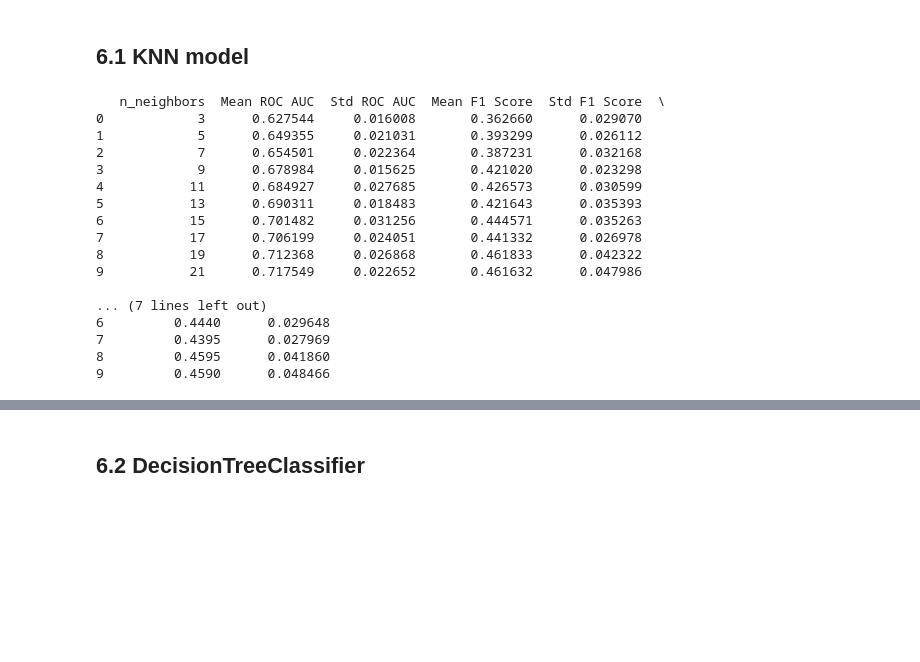
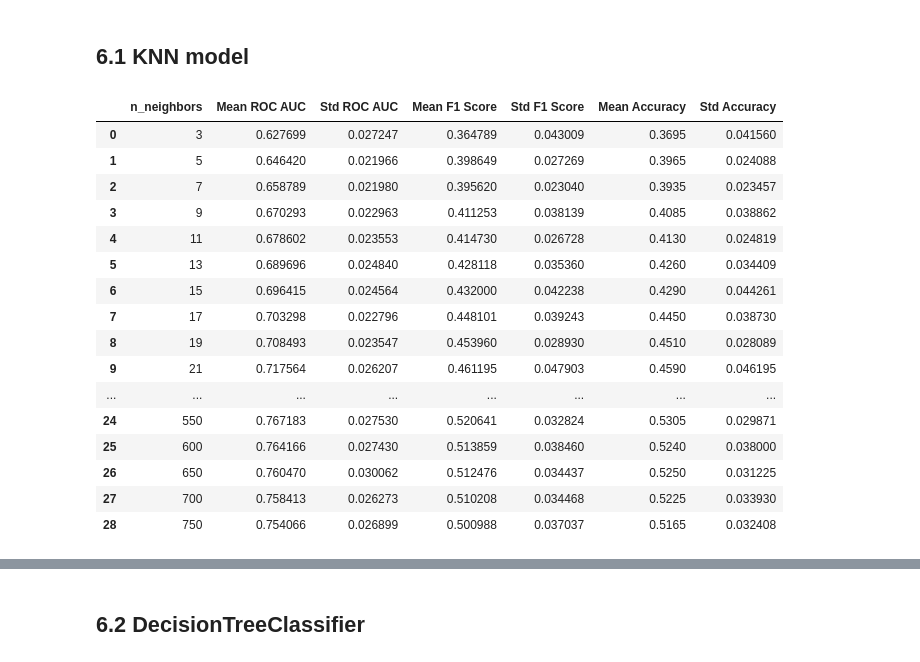
Before and after one commit to racouto7/PES03-Aprendizado-de-M-quinas-1, a Jupyter notebook: Projeto Aprendizado I.ipynb, the cells around one changed output, grey strips where cells are left out. Saved outputs shown, nothing was run; the diff lists cells and outputs as text; code cells hidden in the pictures; blank space fills up the shorter version.

```diff
--- a/Projeto Aprendizado I.ipynb
+++ b/Projeto Aprendizado I.ipynb
@@ -446,36 +446,36 @@ def ml_fit(model, param_name, param):
 ## 6.1 KNN model
 # %%
 # Valores de k a serem testados
-k_values = [3, 5, 7, 9, 11, 13, 15, 17, 19, 21]
+k_values = [3, 5, 7, 9, 11, 13, 15, 17, 19, 21,50,100,200,250,275,300,325,350,375,400,425,450,475,500,550,600,650,700,750]
 
 # Armazenar resultados
 results = []
 
 # Loop para cada valor de k
 for k in k_values:
     # Inicializar o modelo KNN com o valor de k
     knn = KNeighborsClassifier(n_neighbors=k)
     results = ml_fit(model=knn, param_name='n_neighbors', param=k)
 
 # Converter resultados para DataFrame
 results_df = pd.DataFrame(results)
 # Printar os resultados
-print(results_df)
+results_df
 # %% [output]
-   n_neighbors  Mean ROC AUC  Std ROC AUC  Mean F1 Score  Std F1 Score  \
-0            3      0.627544     0.016008       0.362660      0.029070
-1            5      0.649355     0.021031       0.393299      0.026112
-2            7      0.654501     0.022364       0.387231      0.032168
-3            9      0.678984     0.015625       0.421020      0.023298
-4           11      0.684927     0.027685       0.426573      0.030599
-5           13      0.690311     0.018483       0.421643      0.035393
-6           15      0.701482     0.031256       0.444571      0.035263
-7           17      0.706199     0.024051       0.441332      0.026978
-8           19      0.712368     0.026868       0.461833      0.042322
-9           21      0.717549     0.022652       0.461632      0.047986
-
-... (7 lines left out)
-6         0.4440      0.029648
-7         0.4395      0.027969
-8         0.4595      0.041860
-9         0.4590      0.048466
+|  | n_neighbors | Mean ROC AUC | Std ROC AUC | Mean F1 Score | Std F1 Score | Mean Accuracy | Std Accuracy |
+| 0 | 3 | 0.627699 | 0.027247 | 0.364789 | 0.043009 | 0.3695 | 0.041560 |
+| 1 | 5 | 0.646420 | 0.021966 | 0.398649 | 0.027269 | 0.3965 | 0.024088 |
+| 2 | 7 | 0.658789 | 0.021980 | 0.395620 | 0.023040 | 0.3935 | 0.023457 |
+| 3 | 9 | 0.670293 | 0.022963 | 0.411253 | 0.038139 | 0.4085 | 0.038862 |
+| 4 | 11 | 0.678602 | 0.023553 | 0.414730 | 0.026728 | 0.4130 | 0.024819 |
+| 5 | 13 | 0.689696 | 0.024840 | 0.428118 | 0.035360 | 0.4260 | 0.034409 |
+| 6 | 15 | 0.696415 | 0.024564 | 0.432000 | 0.042238 | 0.4290 | 0.044261 |
+| 7 | 17 | 0.703298 | 0.022796 | 0.448101 | 0.039243 | 0.4450 | 0.038730 |
+| 8 | 19 | 0.708493 | 0.023547 | 0.453960 | 0.028930 | 0.4510 | 0.028089 |
+| 9 | 21 | 0.717564 | 0.026207 | 0.461195 | 0.047903 | 0.4590 | 0.046195 |
+| ... | ... | ... | ... | ... | ... | ... | ... |
+| 24 | 550 | 0.767183 | 0.027530 | 0.520641 | 0.032824 | 0.5305 | 0.029871 |
+| 25 | 600 | 0.764166 | 0.027430 | 0.513859 | 0.038460 | 0.5240 | 0.038000 |
+| 26 | 650 | 0.760470 | 0.030062 | 0.512476 | 0.034437 | 0.5250 | 0.031225 |
+| 27 | 700 | 0.758413 | 0.026273 | 0.510208 | 0.034468 | 0.5225 | 0.033930 |
+| 28 | 750 | 0.754066 | 0.026899 | 0.500988 | 0.037037 | 0.5165 | 0.032408 |
```
Also changed, not shown: parts of 11 cells of this notebook.
